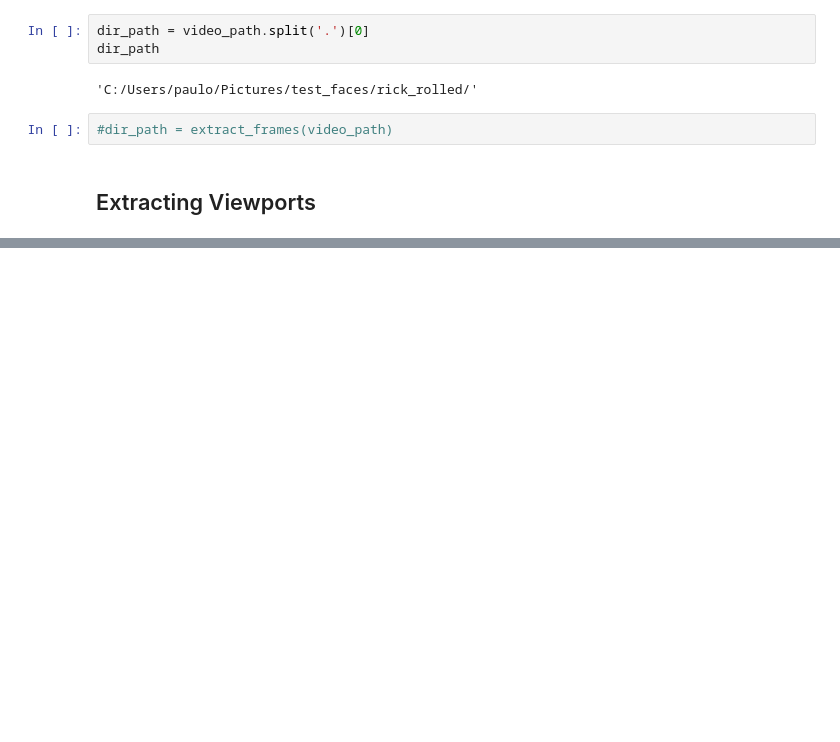
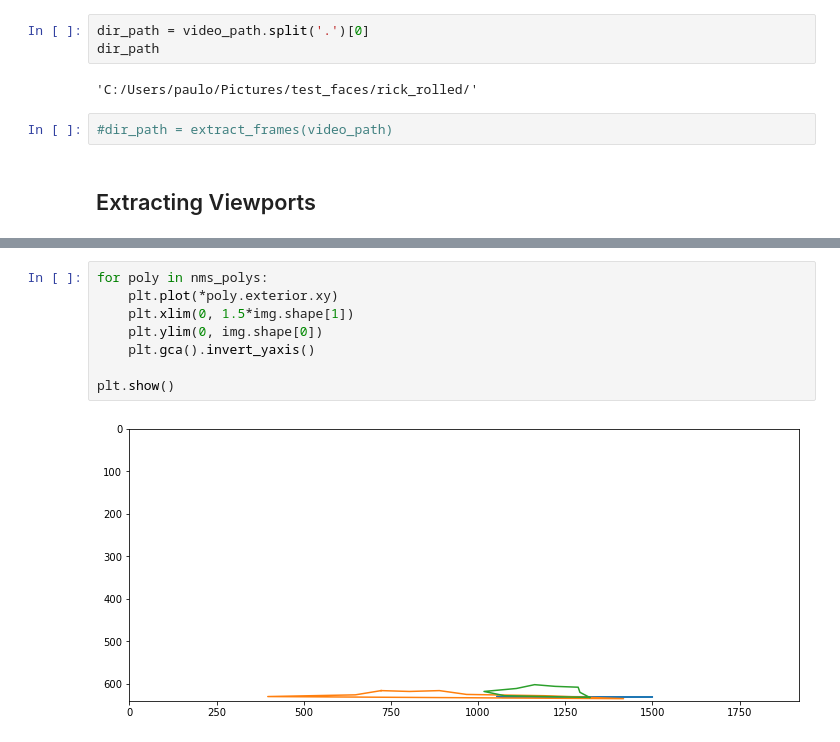
Before and after one commit to TeleMidia/faces360, a Jupyter notebook: ipynb/Face360-Modularized.ipynb, the cells around one changed output, grey strips where cells are left out. Drawn from its saved outputs; the diff is of its cells as text; blank space fills up the shorter version.

```diff
--- a/ipynb/Face360-Modularized.ipynb
+++ b/ipynb/Face360-Modularized.ipynb
@@ -51,0 +53,10 @@ img = show_bounds(eq_img, nms_bounds)
+# %%
+for poly in nms_polys:
+    plt.plot(*poly.exterior.xy)
+    plt.xlim(0, 1.5*img.shape[1])
+    plt.ylim(0, img.shape[0])
+    plt.gca().invert_yaxis()
+
+plt.show()
+# %% [output]
+[figure, added]
```
Also changed, not shown: parts of 3 cells of this notebook, 2 other files.
